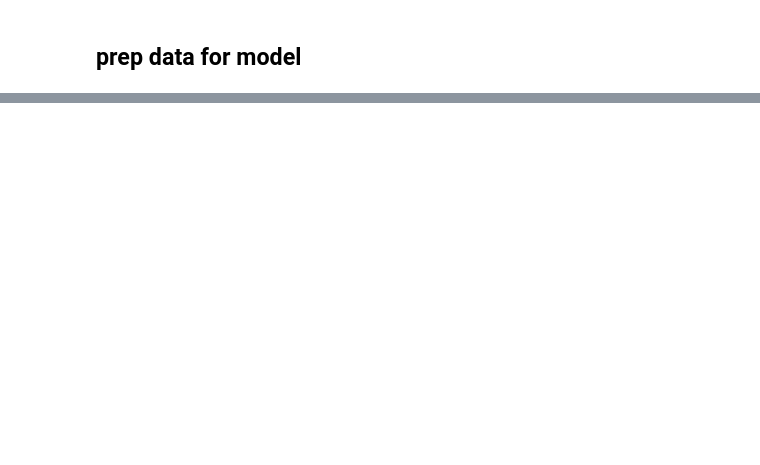
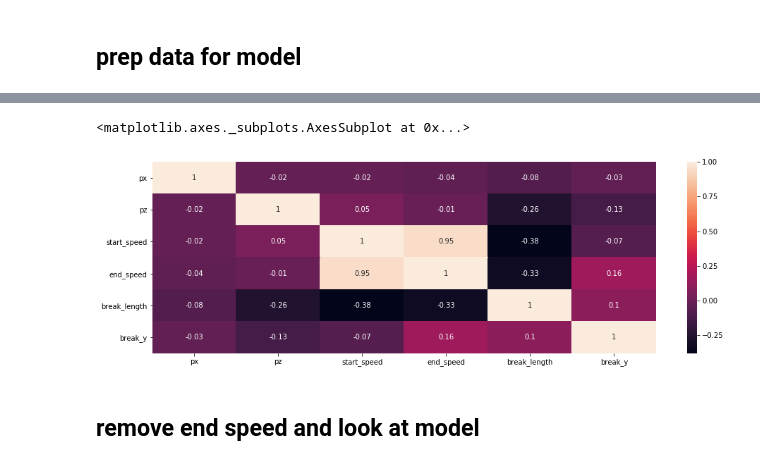
Before and after one commit to alan-flint/MLB-Regression, a Jupyter notebook: regression_final_project.ipynb, the cells around one changed output, grey strips where cells are left out. Cells and saved outputs as stored; diff of their text form; code cells hidden in the pictures; blank space fills up the shorter version.

```diff
--- a/regression_final_project.ipynb
+++ b/regression_final_project.ipynb
@@ -74,10 +146,15 @@ model_list[5]
 # %%
-#check for multicollinarity
-import seaborn as sn
+#check for multicollinarity amongst best model
 correlation_matrix = features[['px', 'pz', 'start_speed', 'end_speed', 'break_length', 'break_y']].corr().round(2)
 # annot = True to print the values inside the square
 plt.figure(figsize = (16,5))
-sns.heatmap(data=correlation_matrix, annot=True)
+sn.heatmap(data=correlation_matrix, annot=True)
+# %% [output]
+<matplotlib.axes._subplots.AxesSubplot at 0x...>
+[figure, added]
+# %% [markdown]
+remove end speed and look at model
+---
 # %%
 features = model_df[['px', 'pz', 'start_speed', 'break_length', 'break_y']]
 X = sm.add_constant(features)
```
Also changed, not shown: parts of 7 cells of this notebook.
